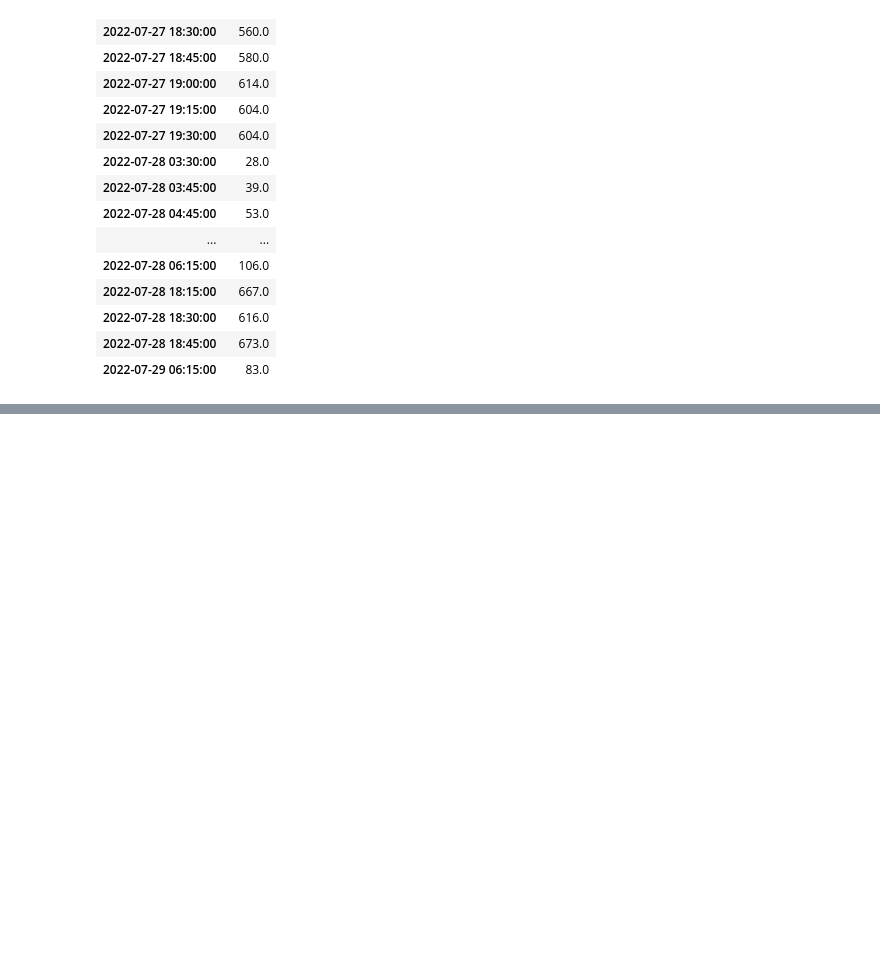
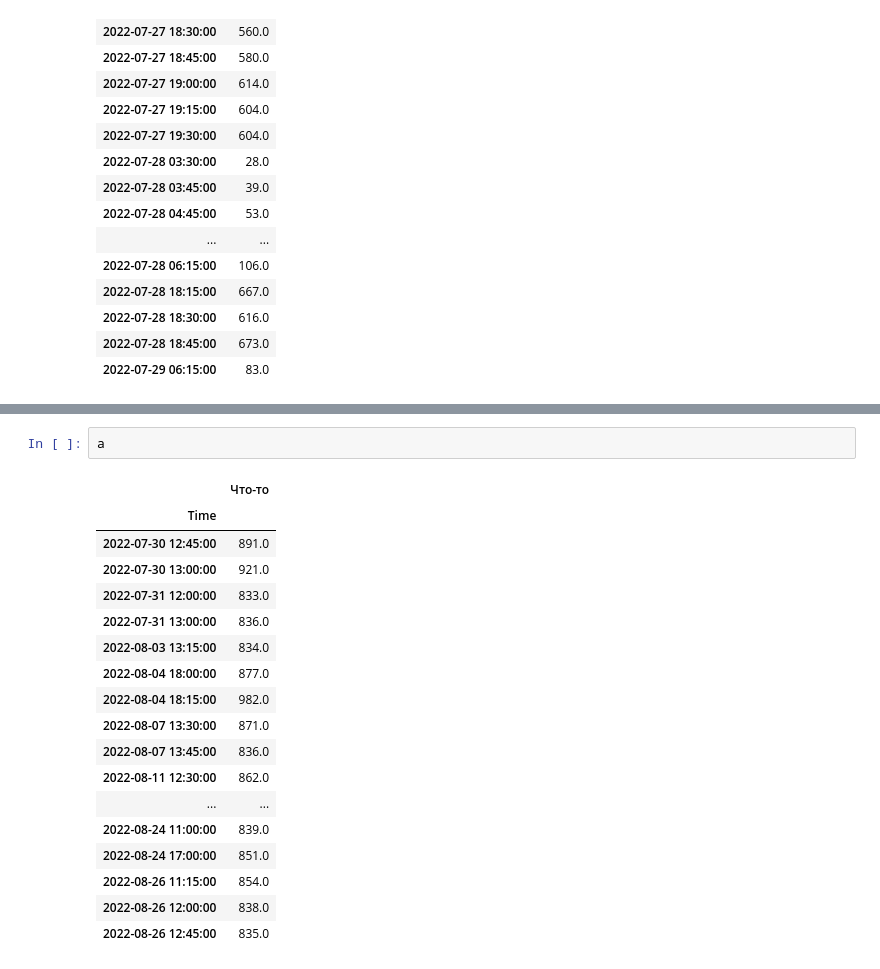
Before and after one commit to vladislav3112/time-series-exploration-testtask, a Jupyter notebook: metric_analysis.ipynb, the cells around one changed output, grey strips where cells are left out. Cells and saved outputs as stored; diff of their text form; blank space fills up the shorter version.

```diff
--- a/metric_analysis.ipynb
+++ b/metric_analysis.ipynb
@@ -354,0 +379,21 @@ anomaly_hyperopt
+# %%
+a
+# %% [output]
+|  | Что-то |
+| Time |  |
+| 2022-07-30 12:45:00 | 891.0 |
+| 2022-07-30 13:00:00 | 921.0 |
+| 2022-07-31 12:00:00 | 833.0 |
+| 2022-07-31 13:00:00 | 836.0 |
+| 2022-08-03 13:15:00 | 834.0 |
+| 2022-08-04 18:00:00 | 877.0 |
+| 2022-08-04 18:15:00 | 982.0 |
+| 2022-08-07 13:30:00 | 871.0 |
+| 2022-08-07 13:45:00 | 836.0 |
+| 2022-08-11 12:30:00 | 862.0 |
+| ... | ... |
+| 2022-08-24 11:00:00 | 839.0 |
+| 2022-08-24 17:00:00 | 851.0 |
+| 2022-08-26 11:15:00 | 854.0 |
+| 2022-08-26 12:00:00 | 838.0 |
+| 2022-08-26 12:45:00 | 835.0 |
```
Also changed, not shown: parts of 10 cells of this notebook.
